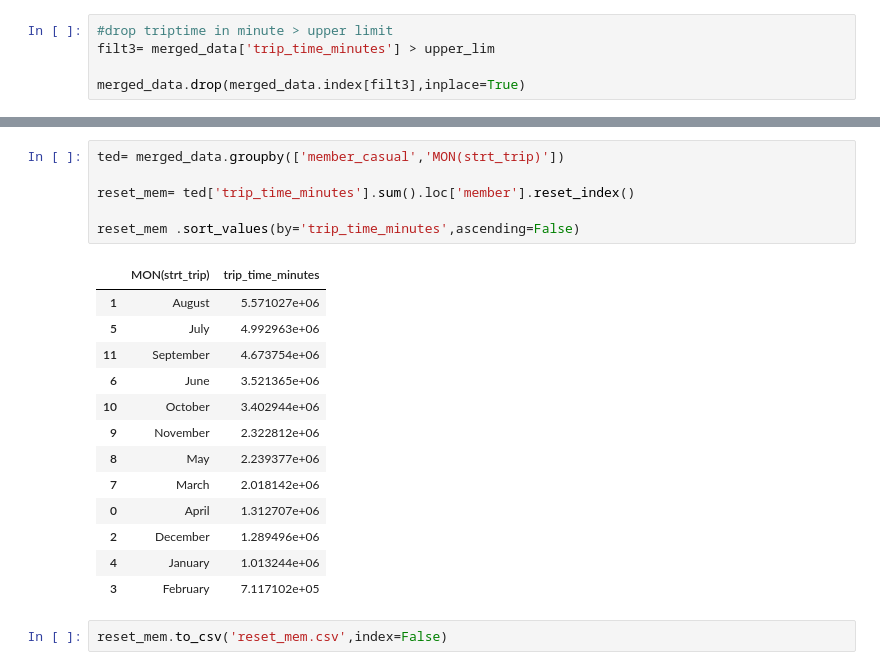
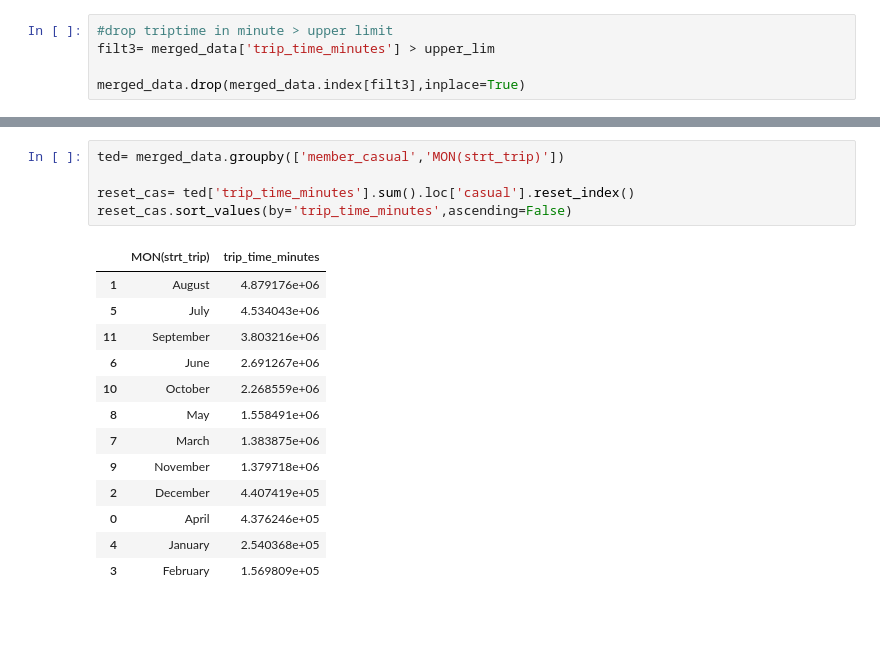
Before and after one commit to Jatto77/Google-Data-Capstone_one, a Jupyter notebook: capstone.ipynb, the cells around one changed output, grey strips where cells are left out. Drawn from its saved outputs; the diff is of its cells as text; blank space fills up the shorter version.

```diff
--- a/capstone.ipynb
+++ b/capstone.ipynb
@@ -178,22 +259,19 @@ Name: trip_time_minutes, dtype: float64
 # %%
 ted= merged_data.groupby(['member_casual','MON(strt_trip)'])
 
-reset_mem= ted['trip_time_minutes'].sum().loc['member'].reset_index()
-
-reset_mem .sort_values(by='trip_time_minutes',ascending=False)
+reset_cas= ted['trip_time_minutes'].sum().loc['casual'].reset_index()
+reset_cas.sort_values(by='trip_time_minutes',ascending=False)
 # %% [output]
 |  | MON(strt_trip) | trip_time_minutes |
-| 1 | August | 5.571027e+06 |
-| 5 | July | 4.992963e+06 |
-| 11 | September | 4.673754e+06 |
-| 6 | June | 3.521365e+06 |
-| 10 | October | 3.402944e+06 |
-| 9 | November | 2.322812e+06 |
-| 8 | May | 2.239377e+06 |
-| 7 | March | 2.018142e+06 |
-| 0 | April | 1.312707e+06 |
-| 2 | December | 1.289496e+06 |
-| 4 | January | 1.013244e+06 |
-| 3 | February | 7.117102e+05 |
+| 1 | August | 4.879176e+06 |
+| 5 | July | 4.534043e+06 |
+| 11 | September | 3.803216e+06 |
+| 6 | June | 2.691267e+06 |
+| 10 | October | 2.268559e+06 |
+| 8 | May | 1.558491e+06 |
+| 7 | March | 1.383875e+06 |
+| 9 | November | 1.379718e+06 |
+| 2 | December | 4.407419e+05 |
+| 0 | April | 4.376246e+05 |
+| 4 | January | 2.540368e+05 |
+| 3 | February | 1.569809e+05 |
-# %%
-reset_mem.to_csv('reset_mem.csv',index=False)
```
Also changed, not shown: parts of 30 cells of this notebook.
